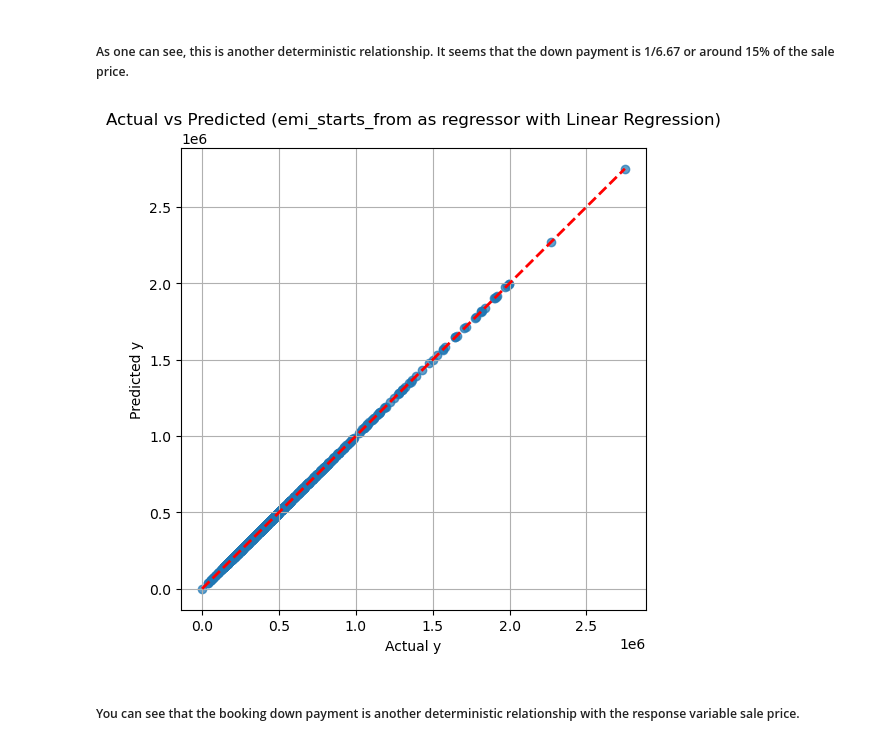
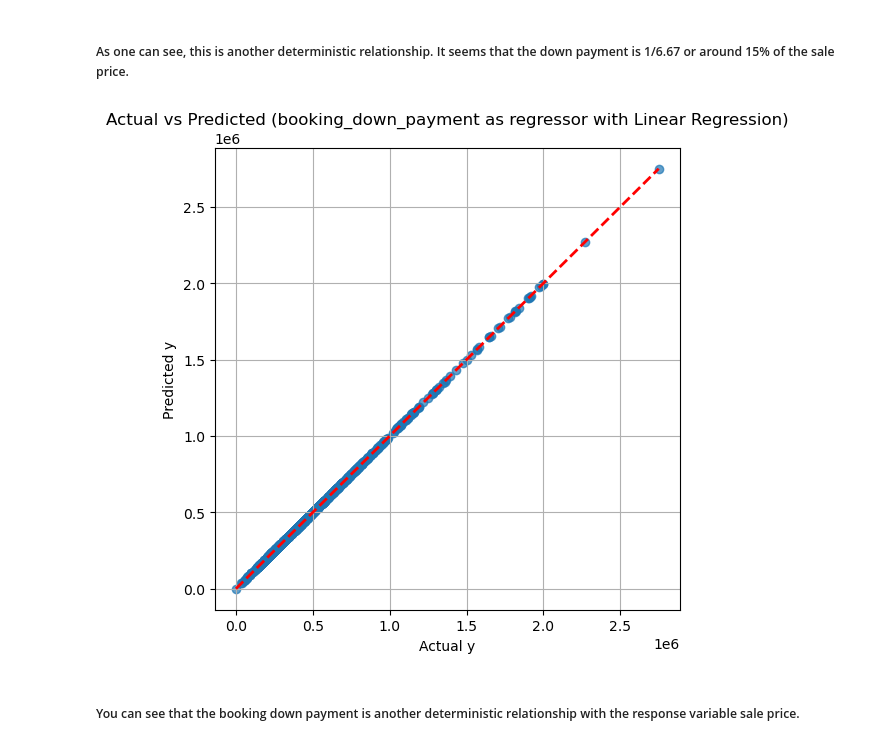
Before and after one commit to aarschne/UN5550finalproject, a Jupyter notebook: ML.ipynb, the cells around one changed output. Saved outputs shown, nothing was run; the diff lists cells and outputs as text; code cells hidden in the pictures.

Commit message:
Changed titles of graphs and outputgraphs

```diff
--- a/ML.ipynb
+++ b/ML.ipynb
@@ -1218,17 +1219,18 @@ Intercept: -0.57
 # %%
 # make a graph of the actual versus predicted y
 plt.figure(figsize=(6,6))
 plt.scatter(y_test, y_pred, alpha=0.7)
 plt.plot([y_test.min(), y_test.max()],
          [y_test.min(), y_test.max()],
          'r--', lw=2)
 plt.xlabel("Actual y")
 plt.ylabel("Predicted y")
-plt.title("Actual vs Predicted (emi_starts_from as regressor with Linear Regression)")
+plt.title("Actual vs Predicted (booking_down_payment as regressor with Linear Regression)")
 plt.grid(True)
+plt.savefig("actual_vs_predicted_booking.png", dpi=300, bbox_inches="tight")
 plt.show()
 # %% [output]
-[figure, old version]
+[figure, new version]
 # %% [markdown]
 ##### You can see that the booking down payment is another deterministic relationship with the response variable sale price.
 # %% [markdown]
```
Also changed, not shown: parts of 1 cell of this notebook, 1 other file.
